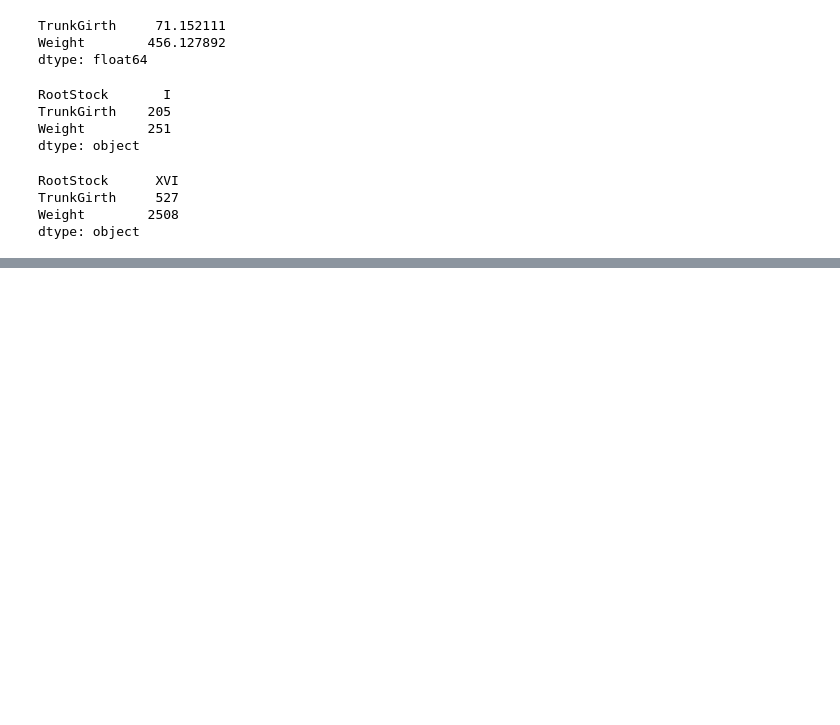
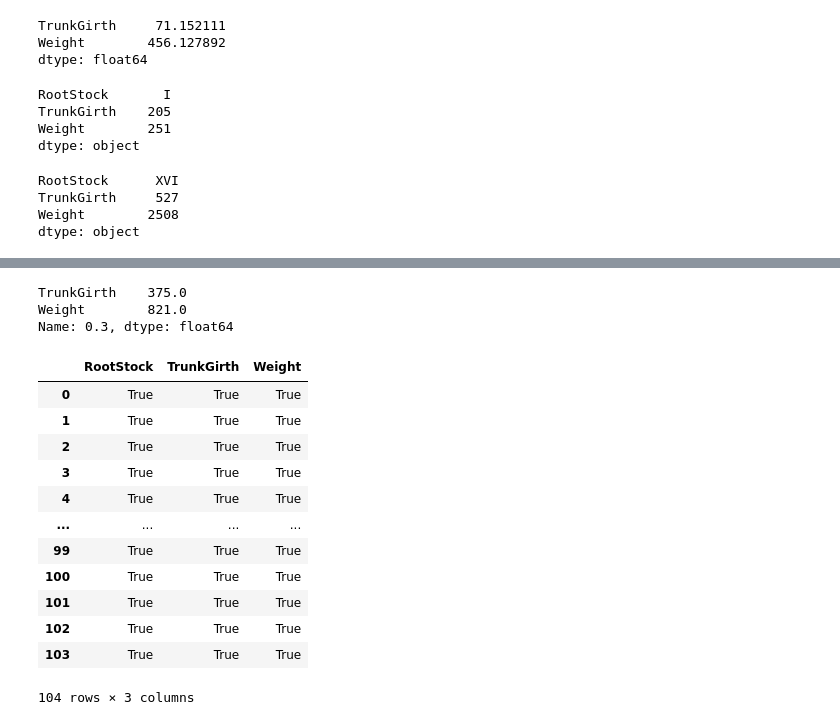
Before and after one commit to alexrblohm/py_learn, a Jupyter notebook: notebooks/5UnivariateStats.ipynb, the cells around one changed output, grey strips where cells are left out. Drawn from its saved outputs; the diff is of its cells as text; code cells hidden in the pictures; blank space fills up the shorter version.

```diff
--- a/notebooks/5UnivariateStats.ipynb
+++ b/notebooks/5UnivariateStats.ipynb
@@ -90,0 +86,24 @@ SyntaxError: invalid syntax (<ipython-input-65-ed20f024077f>, line 1)
+# %%
+tree.quantile()
+tree.quantile(.3)
+# %% [output]
+TrunkGirth    375.0
+Weight        821.0
+Name: 0.3, dtype: float64
+# %%
+tree.isnull()
+tree.notnull()
+# %% [output]
+|  | RootStock | TrunkGirth | Weight |
+| 0 | True | True | True |
+| 1 | True | True | True |
+| 2 | True | True | True |
+| 3 | True | True | True |
+| 4 | True | True | True |
+| ... | ... | ... | ... |
+| 99 | True | True | True |
+| 100 | True | True | True |
+| 101 | True | True | True |
+| 102 | True | True | True |
+| 103 | True | True | True |
+104 rows × 3 columns
```
Also changed, not shown: parts of 7 cells of this notebook.
